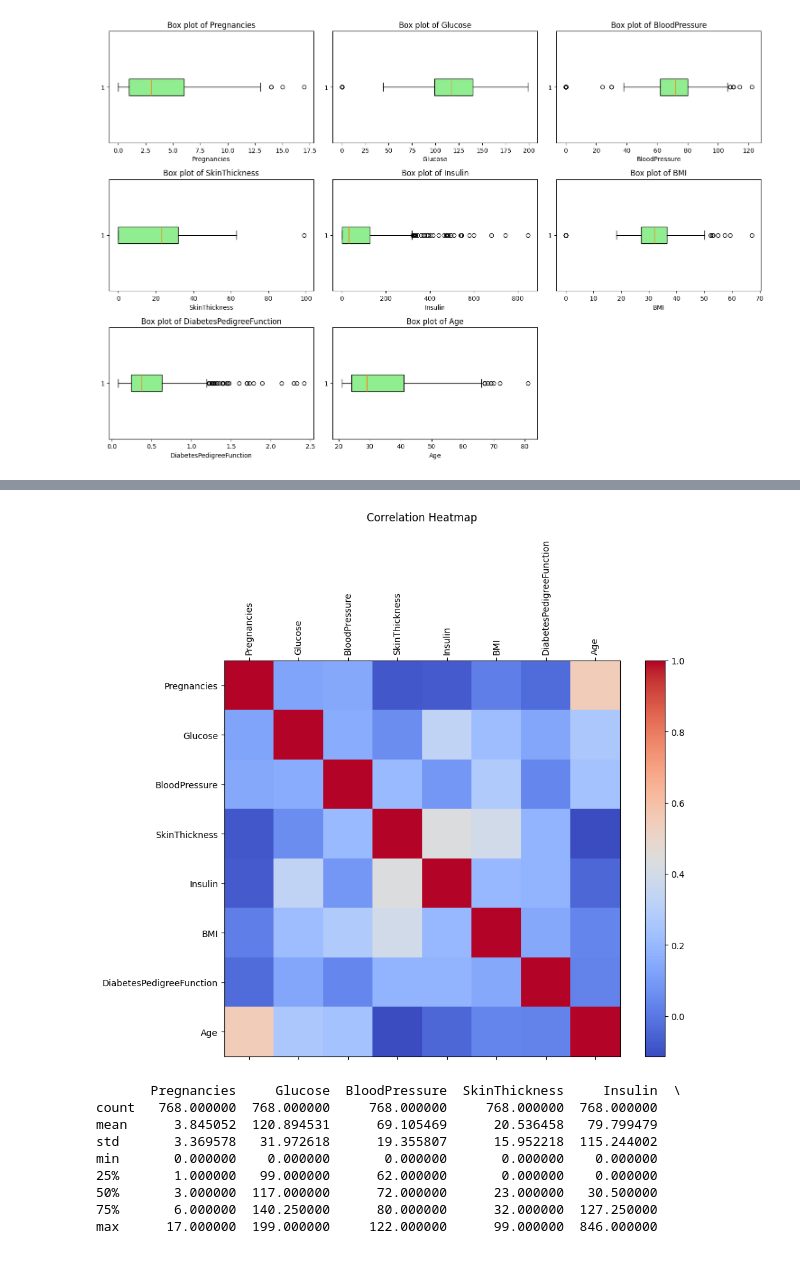
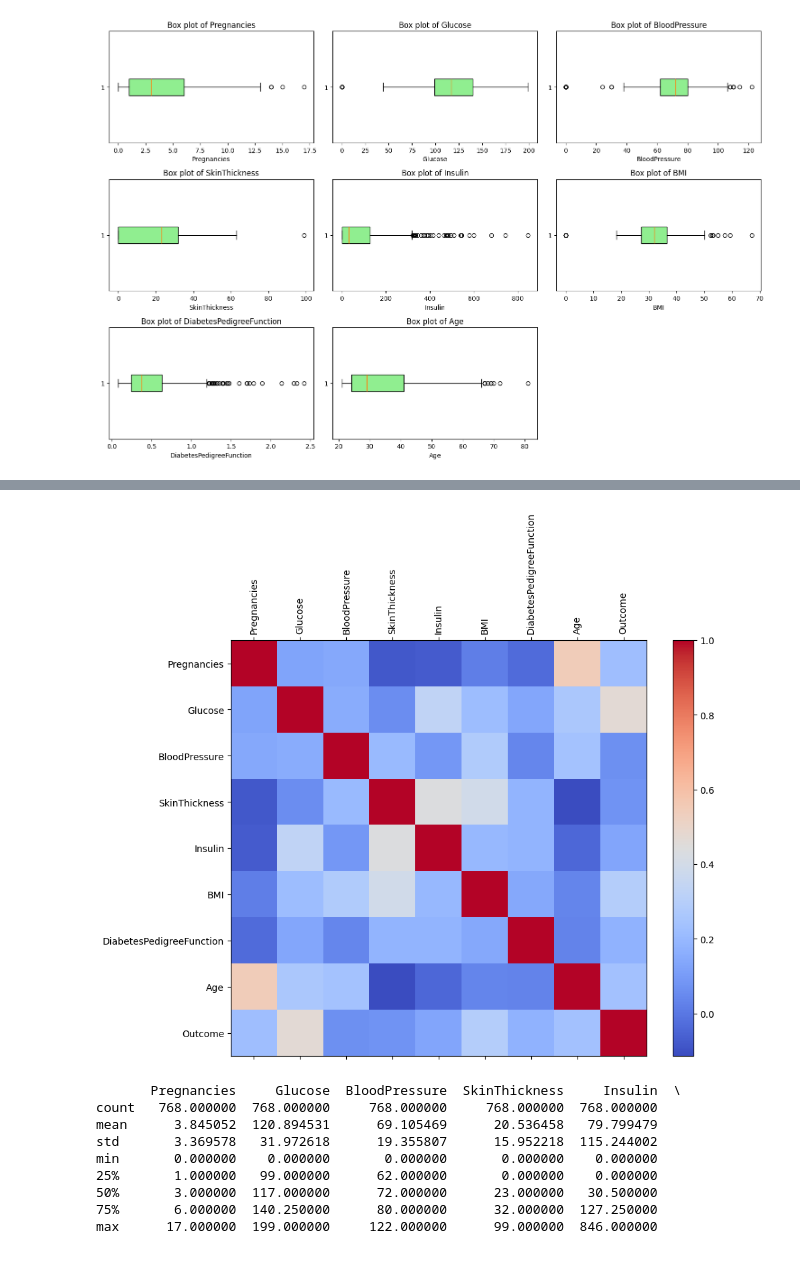
Before and after one commit to denisangel2k2/machine-learning-sp, a Jupyter notebook: Supervised/main.ipynb, the cells around one changed output, grey strips where cells are left out. Cells and saved outputs as stored; diff of their text form; code cells hidden in the pictures.

```diff
--- a/Supervised/main.ipynb
+++ b/Supervised/main.ipynb
@@ -64,18 +62,18 @@ plt.show()
 # %%
 correlation_matrix = dataset.data.corr()
 
-correlation_matrix = correlation_matrix.iloc[:-1, :-1]
+# correlation_matrix = correlation_matrix.iloc
 
 # Plot heatmap
 plt.figure(figsize=(10, 8))
 plt.matshow(correlation_matrix, cmap="coolwarm", fignum=1)
 plt.colorbar()
 plt.xticks(range(len(correlation_matrix.columns)), correlation_matrix.columns, rotation=90)
 plt.yticks(range(len(correlation_matrix.columns)), correlation_matrix.columns)
-plt.title("Correlation Heatmap", pad=20)
+# plt.title("Correlation Heatmap", pad=20)
 plt.show()
 # %% [output]
-[figure, old version]
+[figure, new version]
 # %%
 print(dataset.data.describe())
 # %% [output]
```
Also changed, not shown: parts of 5 cells of this notebook.
